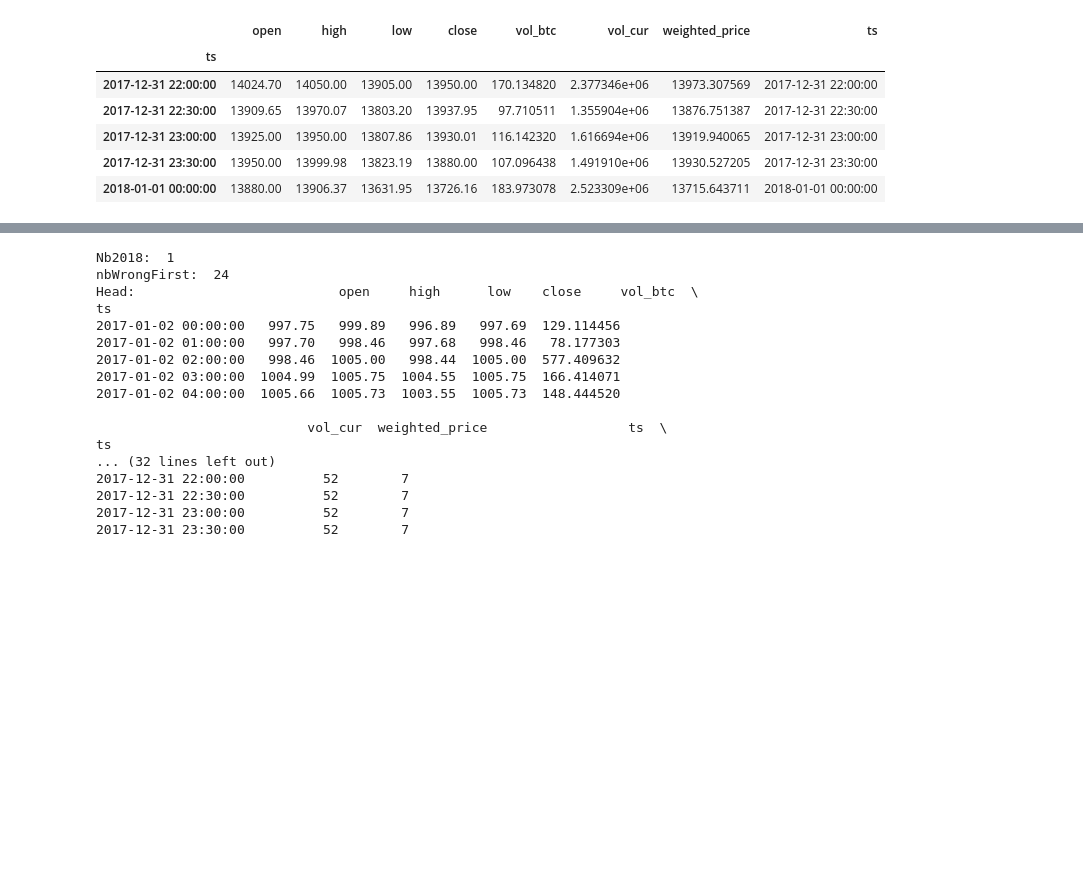
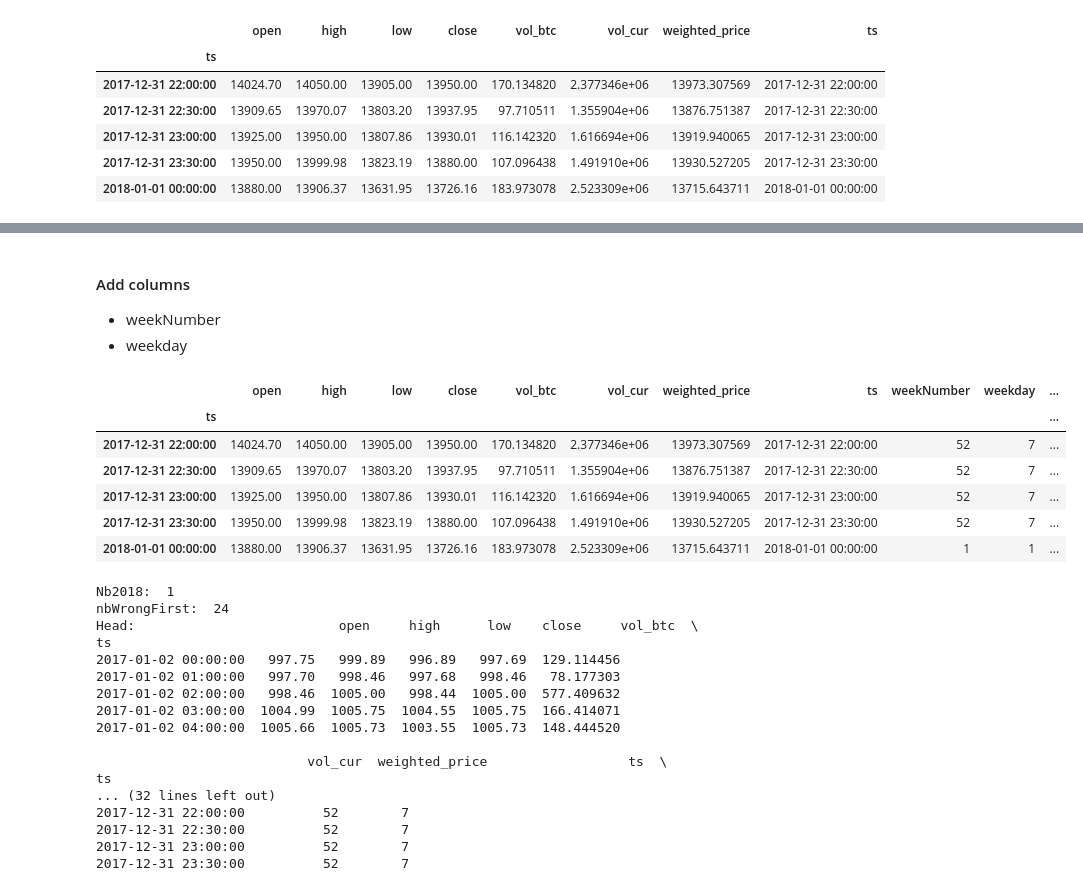
Before and after one commit to MaximePawlakFr/crypto-tuning, a Jupyter notebook: index.ipynb, the cells around one changed output, grey strips where cells are left out. Drawn from its saved outputs; the diff is of its cells as text; code cells hidden in the pictures; blank space fills up the shorter version.

```diff
--- a/index.ipynb
+++ b/index.ipynb
@@ -11,8 +11,8 @@ import seaborn as sns
 # %%
-df1 = pd.read_json("./data/by_hour/w01-18.json")
-df2 = pd.read_json("./data/by_hour/w19-34.json")
-df3 = pd.read_json("./data/by_hour/w35-49.json")
-df4 = pd.read_json("./data/by_hour/w50-52.json")
+df1 = pd.read_json("./data/w01-18.json")
+df2 = pd.read_json("./data/w19-34.json")
+df3 = pd.read_json("./data/w35-49.json")
+df4 = pd.read_json("./data/w50-52.json")
 
 print(df1.shape)
 print(df2.shape)
@@ -156 +157,33 @@ df.tail()
+# %%
+def getWeekNumber(date):
+    return date.isocalendar()[1]
+
+def getYear(date):
+    return date.isocalendar()[0]
+
+def getWeekday(date):
+    return date.isoweekday()
+
+def getYearAndWeek(date):
+    y = str(getYear(date)) + (str(getWeekNumber(date)) if getWeekNumber(date)>10 \
+        else '0' + str(getWeekNumber(date)))
+    return y
+# %% [markdown]
+#### Add columns
+* weekNumber
+* weekday
+# %%
+df["weekNumber"] = df["ts"].apply(getWeekNumber)
+df["weekday"] = df["ts"].apply(getWeekday)
+df["timeRef"] = df["ts"].apply(getYearAndWeek)
+df = df.sort_values(by='ts')
+df.tail()
+# %% [output]
+|  | open | high | low | close | vol_btc | vol_cur | weighted_price | ts | weekNumber | weekday | ... |
+| ts |  |  |  |  |  |  |  |  |  |  | ... |
+| 2017-12-31 22:00:00 | 14024.70 | 14050.00 | 13905.00 | 13950.00 | 170.134820 | 2.377346e+06 | 13973.307569 | 2017-12-31 22:00:00 | 52 | 7 | ... |
+| 2017-12-31 22:30:00 | 13909.65 | 13970.07 | 13803.20 | 13937.95 | 97.710511 | 1.355904e+06 | 13876.751387 | 2017-12-31 22:30:00 | 52 | 7 | ... |
+| 2017-12-31 23:00:00 | 13925.00 | 13950.00 | 13807.86 | 13930.01 | 116.142320 | 1.616694e+06 | 13919.940065 | 2017-12-31 23:00:00 | 52 | 7 | ... |
+| 2017-12-31 23:30:00 | 13950.00 | 13999.98 | 13823.19 | 13880.00 | 107.096438 | 1.491910e+06 | 13930.527205 | 2017-12-31 23:30:00 | 52 | 7 | ... |
+| 2018-01-01 00:00:00 | 13880.00 | 13906.37 | 13631.95 | 13726.16 | 183.973078 | 2.523309e+06 | 13715.643711 | 2018-01-01 00:00:00 | 1 | 1 | ... |
 # %%
```
Also changed, not shown: parts of 15 cells of this notebook, 1 other file.
